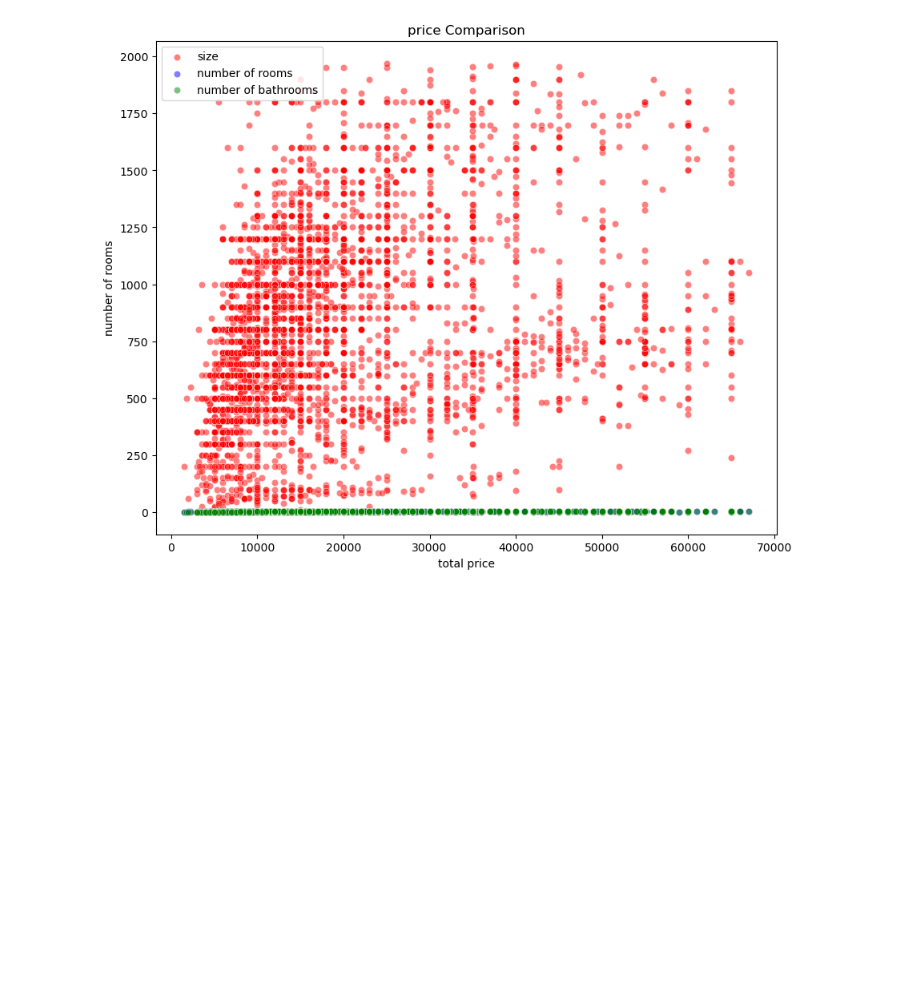
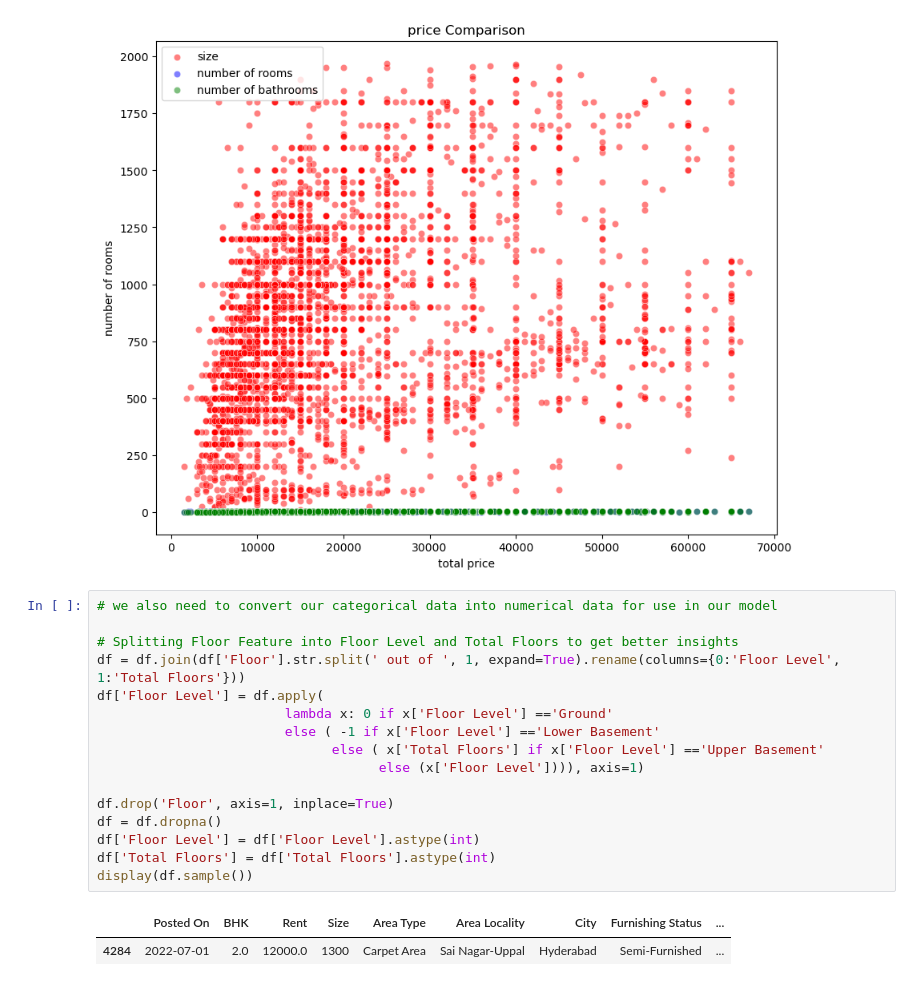
Before and after one commit to SauceX22/ISE291_project, a Jupyter notebook: proj.ipynb, the cells around one changed output. Cells and saved outputs as stored; diff of their text form; blank space fills up the shorter version.

Commit message:
chore: step 3: parts a, b: df prep with models creation

```diff
--- a/proj.ipynb
+++ b/proj.ipynb
@@ -364,3 +364,22 @@ plt.title("price Comparison");
 plt.show()
 # %% [output]
 [figure]
+# %%
+# we also need to convert our categorical data into numerical data for use in our model
+
+# Splitting Floor Feature into Floor Level and Total Floors to get better insights
+df = df.join(df['Floor'].str.split(' out of ', 1, expand=True).rename(columns={0:'Floor Level', 1:'Total Floors'}))
+df['Floor Level'] = df.apply(
+                        lambda x: 0 if x['Floor Level'] =='Ground'
+                        else ( -1 if x['Floor Level'] =='Lower Basement'
+                              else ( x['Total Floors'] if x['Floor Level'] =='Upper Basement'
+                                    else (x['Floor Level']))), axis=1)
+
+df.drop('Floor', axis=1, inplace=True)
+df = df.dropna()
+df['Floor Level'] = df['Floor Level'].astype(int)
+df['Total Floors'] = df['Total Floors'].astype(int)
+display(df.sample())
+# %% [output]
+|  | Posted On | BHK | Rent | Size | Area Type | Area Locality | City | Furnishing Status | ... |
+| 4284 | 2022-07-01 | 2.0 | 12000.0 | 1300 | Carpet Area | Sai Nagar-Uppal | Hyderabad | Semi-Furnished | ... |
```
Also changed, not shown: parts of 9 cells of this notebook.
